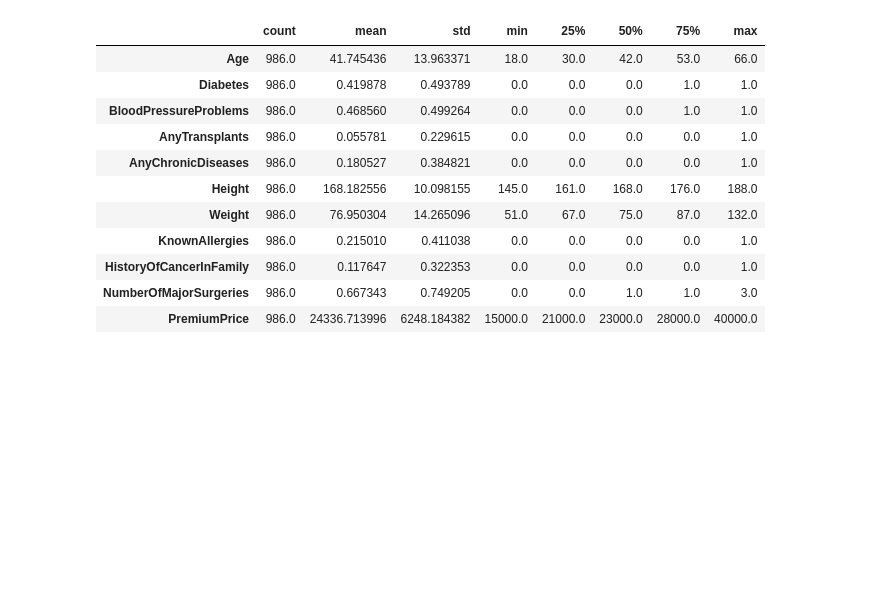
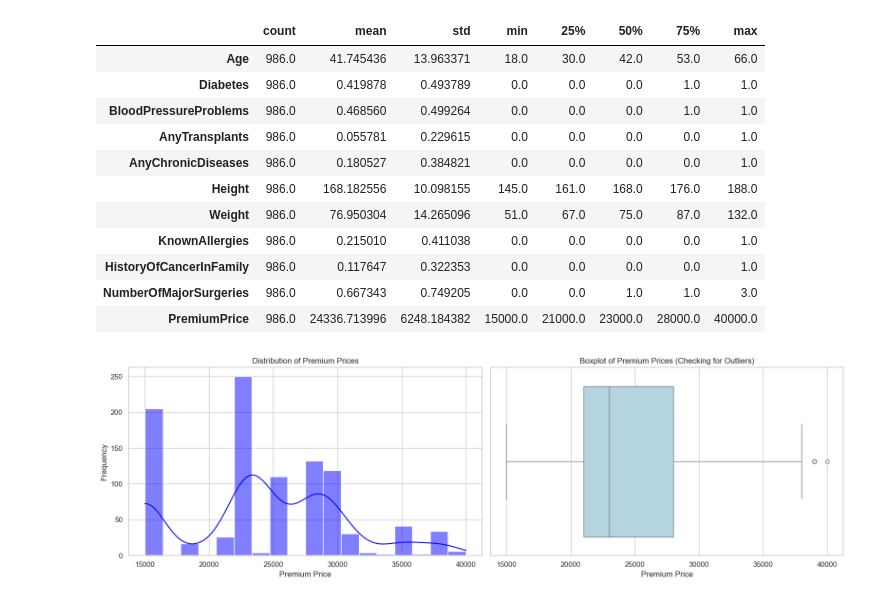
Before and after one commit to paraschauhan2597/Insurance-Cost-Prediction, a Jupyter notebook: notebooks/insurance_eda_and_modeling.ipynb, the cells around one changed output. Drawn from its saved outputs; the diff is of its cells as text; code cells hidden in the pictures; blank space fills up the shorter version.

Commit message:
Complete Visual EDA: Added target distribution, bivariate analysis of health factors, and correlation heatmap

```diff
--- a/notebooks/insurance_eda_and_modeling.ipynb
+++ b/notebooks/insurance_eda_and_modeling.ipynb
@@ -78,3 +78,26 @@ Statistical Summary:
 | HistoryOfCancerInFamily | 986.0 | 0.117647 | 0.322353 | 0.0 | 0.0 | 0.0 | 0.0 | 1.0 |
 | NumberOfMajorSurgeries | 986.0 | 0.667343 | 0.749205 | 0.0 | 0.0 | 1.0 | 1.0 | 3.0 |
 | PremiumPrice | 986.0 | 24336.713996 | 6248.184382 | 15000.0 | 21000.0 | 23000.0 | 28000.0 | 40000.0 |
+# %%
+# Visualizing the Target Variable
+sns.set_theme(style="whitegrid")
+
+# Create a figure with two subplots side-by-side
+fig, axes = plt.subplots(1, 2, figsize=(16, 5))
+
+# 1st Chart: Histogram
+sns.histplot(df['PremiumPrice'], kde=True, color='blue', ax=axes[0])
+axes[0].set_title('Distribution of Premium Prices')
+axes[0].set_xlabel('Premium Price')
+axes[0].set_ylabel('Frequency')
+
+# 2nd Chart: Boxplot
+sns.boxplot(x=df['PremiumPrice'], color='lightblue', ax=axes[1])
+axes[1].set_title('Boxplot of Premium Prices (Checking for Outliers)')
+axes[1].set_xlabel('Premium Price')
+
+# Adjust layout and display
+plt.tight_layout()
+plt.show()
+# %% [output]
+[figure, added]
```
Also changed, not shown: parts of 3 cells of this notebook.
